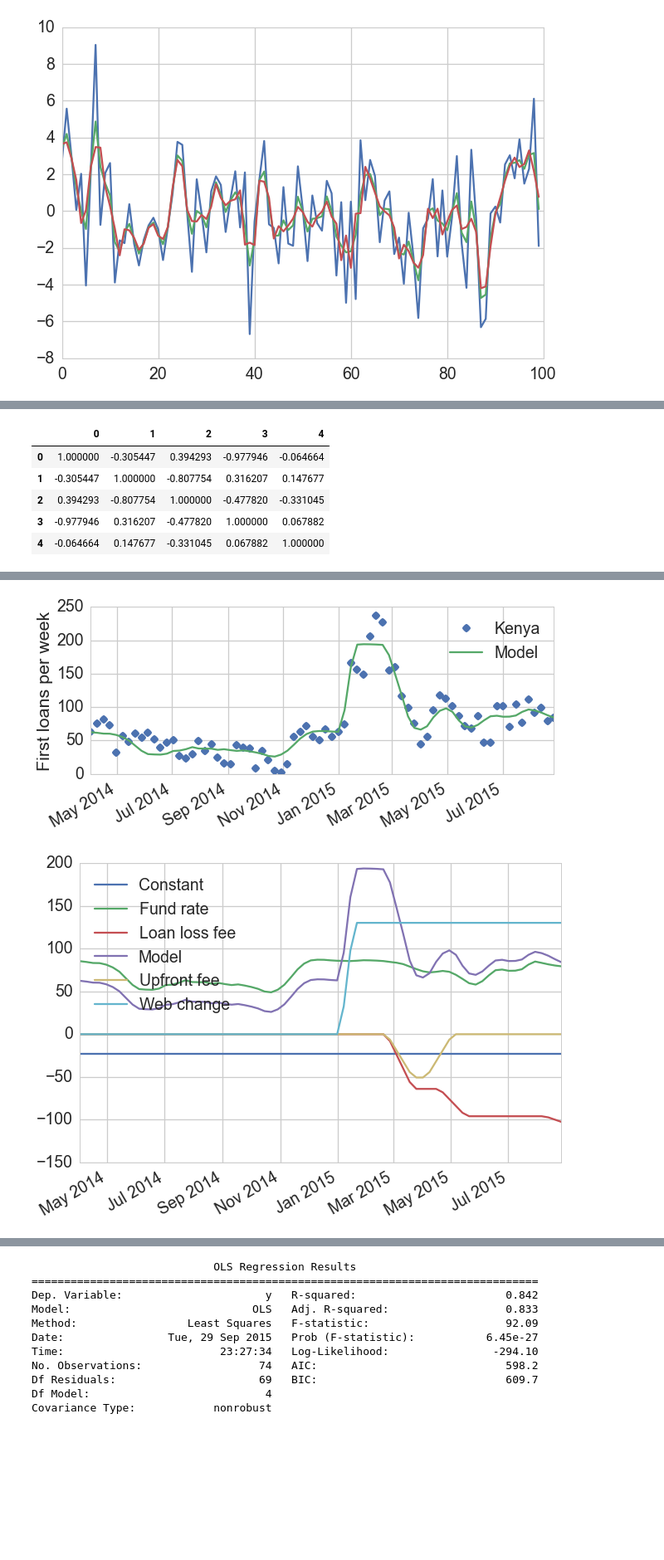
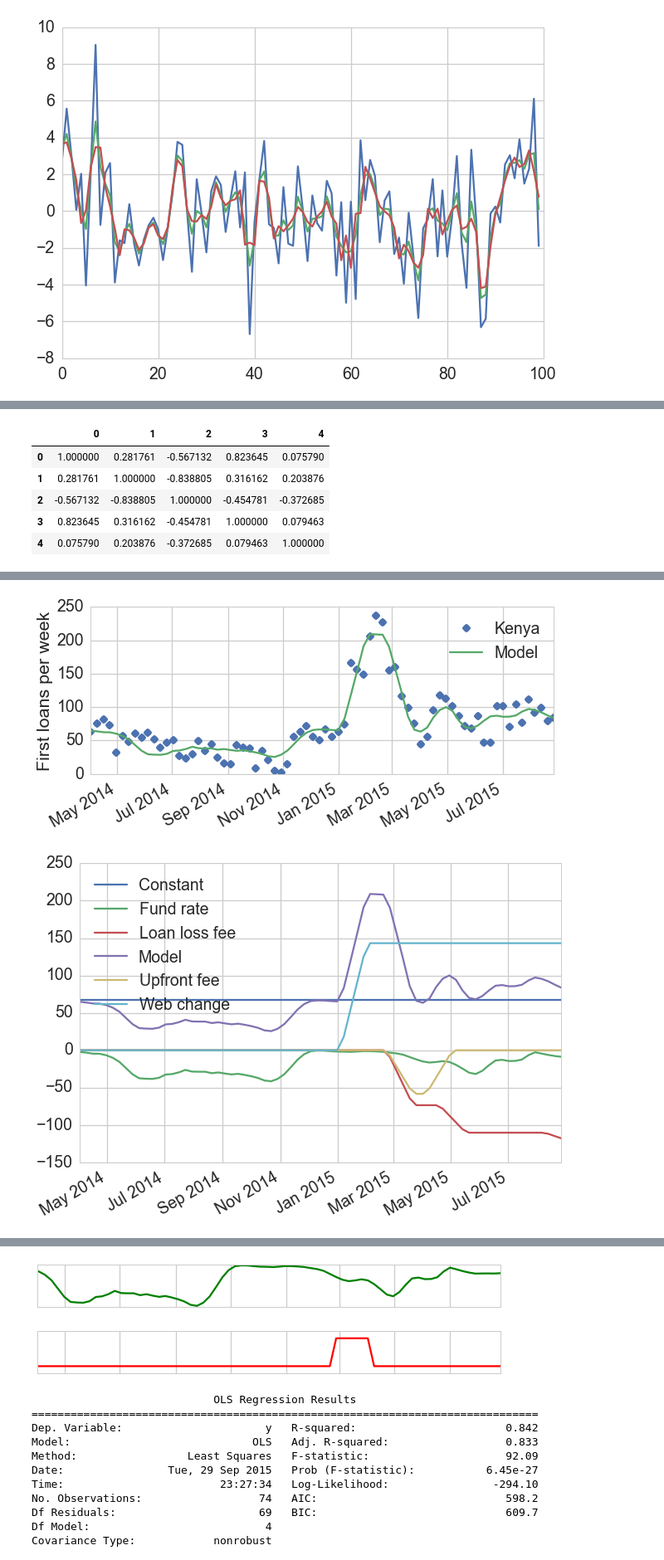
Before and after one commit to glenday/Zidisha, a Jupyter notebook: ZidishaApp/app/Zidisha_complex_fit.ipynb, the cells around one changed output, grey strips where cells are left out. Shown at 83% size. Drawn from its saved outputs; the diff is of its cells as text; code cells hidden in the pictures; blank space fills up the shorter version.

Commit message:
Fine tuned fitting parameters in Zidisha_complex_fit notebook for individual countries.

```diff
--- a/ZidishaApp/app/Zidisha_complex_fit.ipynb
+++ b/ZidishaApp/app/Zidisha_complex_fit.ipynb
@@ -146,13 +139,22 @@ plt.plot(lp3_noise)
 # Fit matrix, n_samples x n_features
 #disperse_feature = df_avg_time_to_disperse.avg_time_to_disperse.values
 #fund_time_feature = df_avg_time_to_fund.avg_time_to_fund.values
+
+df_kenya_fit_params = pd.DataFrame(index=time_bins_center)
+
+# max lag
 lag = round(4.0 / weeks_per_bin)
+
+# fund rate
 lag_comp = round(0.0 / weeks_per_bin)
 lag_fund = lag - lag_comp
-fund_rate_feature = df_fund_rate.Kenya.values.copy()
+fund_rate_feature = df_fund_rate.Kenya.values.copy() - 1
 # Subtract 2 from the lag to compensate for the two weeks between the creation of the loan and the end of the loan
 fund_rate_feature = rect_window_filter(fund_rate_feature, 2*(lag_fund - 2))
+df_kenya_fit_params['Fund rate'] = fund_rate_feature
 fund_rate_feature = fund_rate_feature[lag_comp:-lag+lag_comp]
+
+# loan loss fee
 lag_comp2 = round(2.0 / weeks_per_bin)
 lag_fee = lag - lag_comp2
 lag_end = -lag+lag_comp2
@@ -165,14 +167,21 @@ else:
 loan_loss_fee /= max_loan
 loan_loss_fee = rect_window_filter(loan_loss_fee, lag_fee*2)
 #loan_loss_fee = rect_window_filter(loan_loss_fee, 2)
-lag_comp3 = round(3.0 / weeks_per_bin)
+
+# web change
+lag_comp3 = round(2.0 / weeks_per_bin)
 lag_end3 = -lag+lag_comp3
 if lag_end3:
     web_change = df_website_change.web_change.values[lag_comp3:-lag+lag_comp3].copy()
 else:
     web_change = df_website_change.web_change.values[lag_comp3:].copy()
-web_change = rect_window_filter(web_change, 2)
+web_change = rect_window_filter(web_change, 4)
 
+# fund rate effect after web change
+fund_rate_after_feature = fund_rate_feature.copy()
+fund_rate_after_feature *= web_change
+
+# upfront fee
 lag_comp4 = round(2.0 / weeks_per_bin)
 lag_upfront = lag - lag_comp4
 upfront_fee_feature = df_upfront_fee.upfront_fee.values[lag_comp4:-lag+lag_comp4].copy()
@@ -199,6 +208,7 @@ max_loan_feature = max_loan_feature[start_index:]
 loan_loss_fee = loan_loss_fee[start_index:]
 web_change = web_change[start_index:]
 upfront_fee_feature = upfront_fee_feature[start_index:]
+fund_rate_after_feature = fund_rate_after_feature[start_index:]
 
 label_array = label_array[start_index:]
 time_axis = time_axis[start_index:]
@@ -219,19 +229,20 @@ print('\n'.join(labels)+'\n')
 
 df_fit1 = pd.DataFrame({'Kenya': label_array, 'Model': results.predict()}, index=time_axis)
 df_fit1.plot(style=['o', '-'])
-plt.ylabel('Number of first loans per week')
+plt.ylabel('First loans per week')
 #plt.xlabel('Date')
 
 
 stack_fig_width = 10
 stack_fig_height = 1
-df_fit2 = pd.DataFrame({'Kenya': label_array, 'Model': results.predict()}, index=time_axis)
+df_fit2 = pd.DataFrame({'Kenya': label_array, 'Model': results.predict()}, columns=['Kenya', 'Model'],index=time_axis)
 df_fit2.plot(figsize=(stack_fig_width, 4*stack_fig_height), style=['o', '-'])
 plt.ylabel('First loans per week')
 
 
 #labels = ['const', 'Time to dispersal','Time to fund','Max invites * total borrowers','Fraction funded','Fraction applicants accepted','Maximum loan limit']
 labels = ['Constant', 'Loan loss fee', 'Web change', 'Fund rate', 'Upfront fee']
+#labels = ['Constant', 'Loan loss fee', 'Web change', 'Fund rate', 'Upfront fee', 'Fund rate after']
 df_dict = {'Model': results.predict()}
 for index in range(len(results.params)):
     df_dict[labels[index]] = feature_mat[:,index]*results.params[index]
@@ -252,6 +263,29 @@ print(kenya_norm_bse)
 
 print(kenya_norm_params[2] + 2*np.sqrt(kenya_norm_bse[0]**2 + kenya_norm_bse[2]**2))
 
+stack_fig_width = 10
+stack_fig_height = 1
+df_plot = df_kenya_fit_params.plot(figsize=(stack_fig_width, stack_fig_height), yticks=[], grid=True, legend=False, style=['g'])
+#df_fund_rate_feature = pd.DataFrame({'Fund rate': fund_rate_feature}, index=time_axis)
+#df_plot = df_fund_rate_feature.plot(figsize=(stack_fig_width, stack_fig_height), yticks=[], grid=True, legend=False, style=['g'])
+plt.xlim([pd.datetime(2014, 4, 1), time_bins_center[-1]])
+plt.yticks([])
+df_plot.set_xticklabels([])
+
+
+#df_upfront_fee_feature = pd.DataFrame({'Upfront fee': upfront_fee_feature}, index=time_axis)
+#df_plot = df_upfront_fee_feature.plot(figsize=(stack_fig_width, stack_fig_height), yticks=[], grid=True, legend=False, style=['r'])
+df_plot = df_upfront_fee.plot(figsize=(stack_fig_width, stack_fig_height), yticks=[], grid=True, legend=False, style=['r'])
+plt.xlim([pd.datetime(2014, 4, 1), time_bins_center[-1]])
+plt.ylim([-.25,1.25])
+plt.yticks([])
+df_plot.set_xticklabels([])
+
+#df_plot = df_website_change.plot(figsize=(stack_fig_width, stack_fig_height), yticks=[], grid=True, legend=False, style=['g'])
+#plt.xlim([pd.datetime(2014, 4, 1), time_bins_center[-1]])
+#plt.ylim([-.25,1.25])
+#df_plot.axes.set_xticklabels([]);
+
 m_corr = results.cov_params()
 v_sdev = np.sqrt(np.diag(m_corr))
 m_corr /= np.outer(v_sdev, v_sdev)
@@ -281,6 +315,6 @@ Covariance Type:            nonrobust
 |  | 0 | 1 | 2 | 3 | 4 |
-| 0 | 1.000000 | -0.305447 | 0.394293 | -0.977946 | -0.064664 |
-| 1 | -0.305447 | 1.000000 | -0.807754 | 0.316207 | 0.147677 |
-| 2 | 0.394293 | -0.807754 | 1.000000 | -0.477820 | -0.331045 |
-| 3 | -0.977946 | 0.316207 | -0.477820 | 1.000000 | 0.067882 |
-| 4 | -0.064664 | 0.147677 | -0.331045 | 0.067882 | 1.000000 |
+| 0 | 1.000000 | 0.281761 | -0.567132 | 0.823645 | 0.075790 |
+| 1 | 0.281761 | 1.000000 | -0.838805 | 0.316162 | 0.203876 |
+| 2 | -0.567132 | -0.838805 | 1.000000 | -0.454781 | -0.372685 |
+| 3 | 0.823645 | 0.316162 | -0.454781 | 1.000000 | 0.079463 |
+| 4 | 0.075790 | 0.203876 | -0.372685 | 0.079463 | 1.000000 |
@@ -288,2 +322,2 @@ Covariance Type:            nonrobust
-[figure, old version]
+[figure, new version]
-[figure, old version]
+[figure, new version]
@@ -291,3 +325,5 @@ Covariance Type:            nonrobust
+[figure, added]
+[figure, added]
 # %%
 #Fit of other countries
 
```
Also changed, not shown: parts of 5 cells of this notebook, 2 other files.
